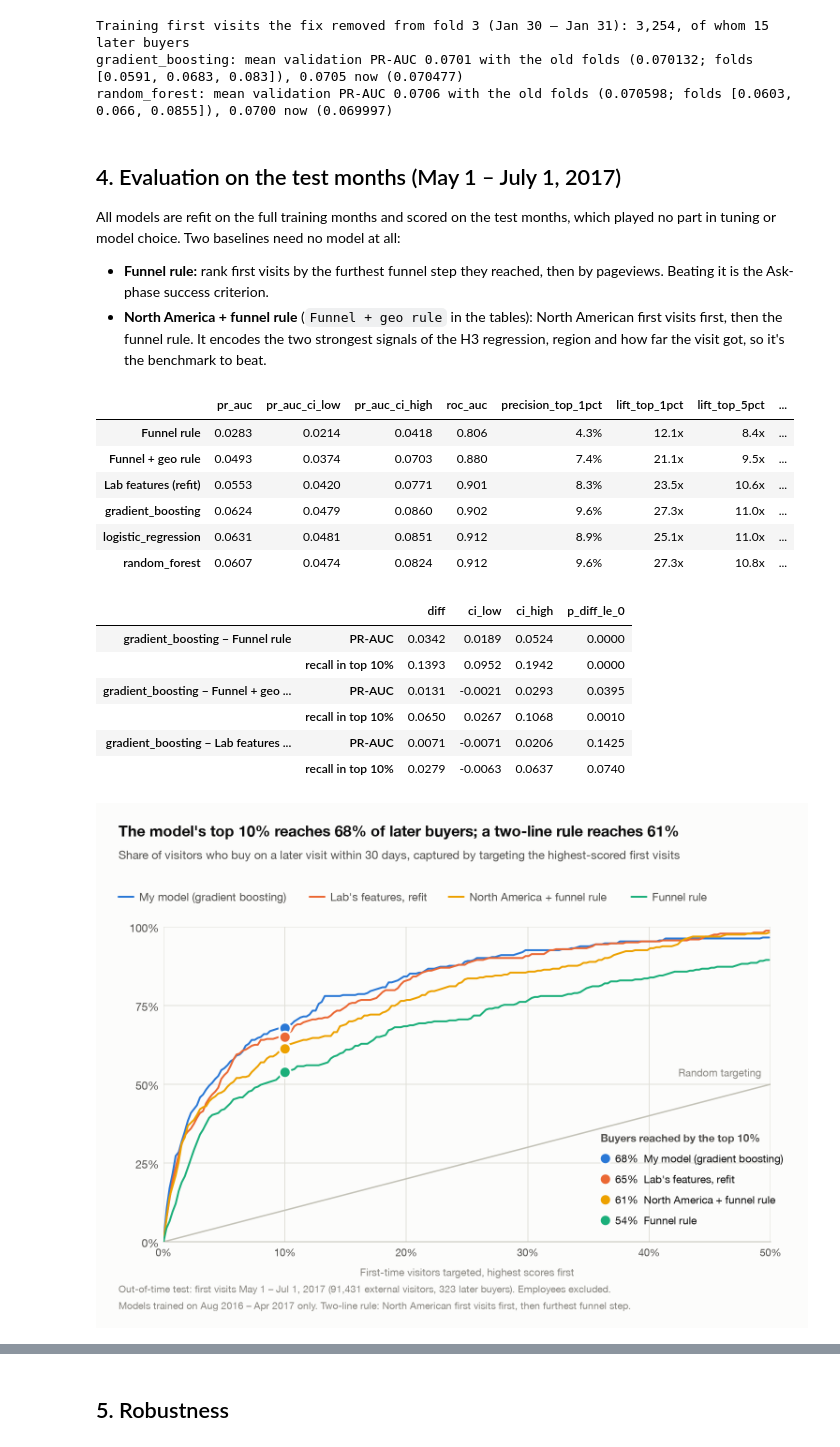
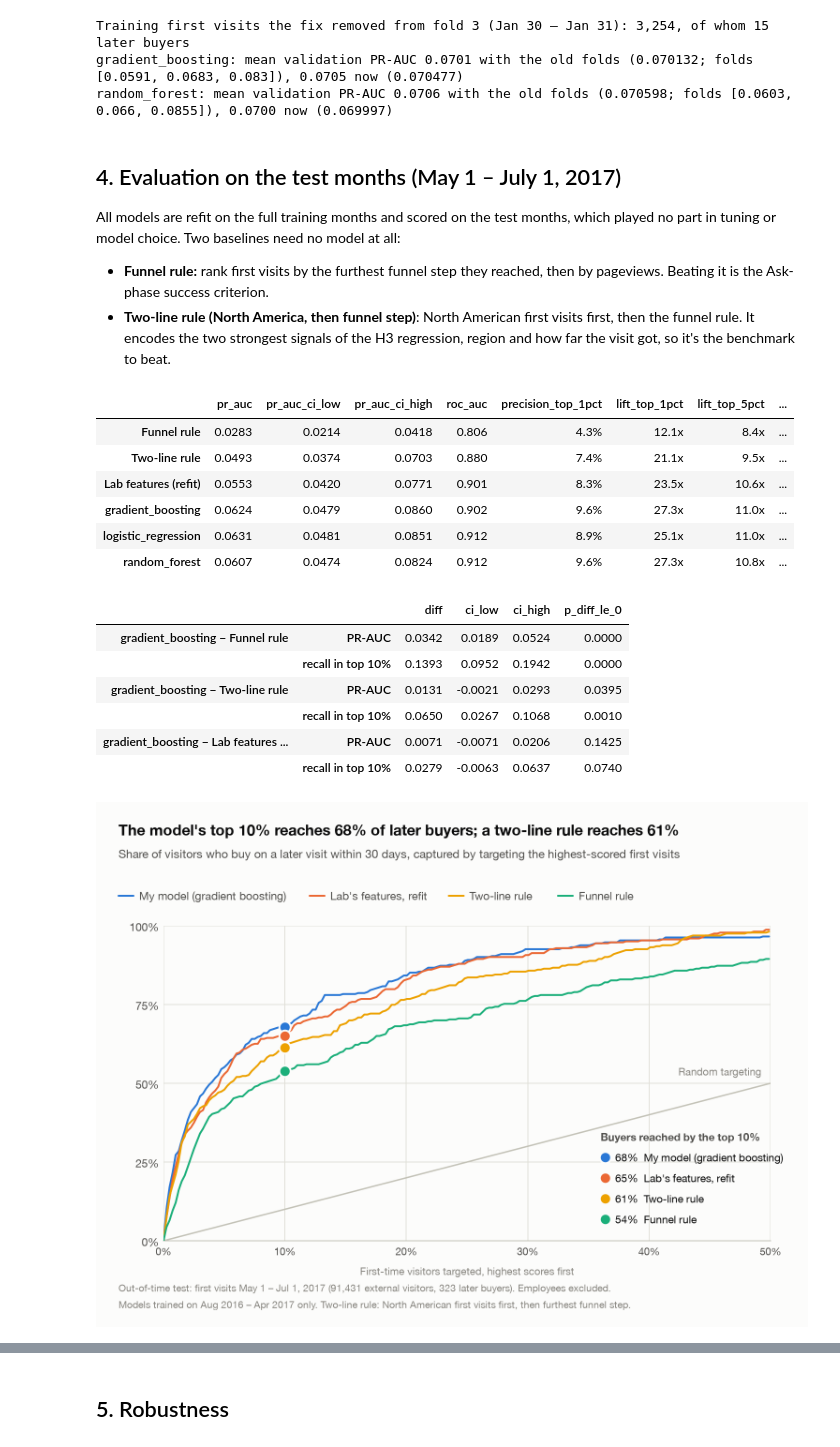
Before and after one commit to Pann13223029/merch-store-marketing-case-study, a Jupyter notebook: notebooks/04_analyze_remarketing.ipynb, the cells around one changed output, grey strips where cells are left out. Cells and saved outputs as stored; diff of their text form; code cells hidden in the pictures.

```diff
--- a/notebooks/04_analyze_remarketing.ipynb
+++ b/notebooks/04_analyze_remarketing.ipynb
@@ -237,7 +237,7 @@ best = best.loc[best.groupby("model").cv_pr_auc.idxmax()].set_index("model")
 chosen = best.cv_pr_auc.idxmax()
 
 baseline_cv = {}
-for name, rule in [("Funnel rule", funnel_rule_score), ("Funnel + geo rule", funnel_geo_rule_score)]:
+for name, rule in [("Funnel rule", funnel_rule_score), ("Two-line rule", funnel_geo_rule_score)]:
     baseline_cv[name] = np.mean([average_precision_score(rows_between(train, c, e)[LABEL], rule(rows_between(train, c, e)))
                                  for _, (c, e) in CV_FOLDS])
 baseline_cv["Lab features (refit)"] = cross_validate(lab_features_pipeline, train)["cv_pr_auc"]
@@ -275,9 +275,9 @@ random_forest: mean validation PR-AUC 0.0706 with the old folds (0.070598; folds
 All models are refit on the full training months and scored on the test months, which played no part in tuning or model choice. Two baselines need no model at all:
 
 - **Funnel rule:** rank first visits by the furthest funnel step they reached, then by pageviews. Beating it is the Ask-phase success criterion.
-- **North America + funnel rule** (`Funnel + geo rule` in the tables): North American first visits first, then the funnel rule. It encodes the two strongest signals of the H3 regression, region and how far the visit got, so it's the benchmark to beat.
+- **Two-line rule (North America, then funnel step)**: North American first visits first, then the funnel rule. It encodes the two strongest signals of the H3 regression, region and how far the visit got, so it's the benchmark to beat.
 # %%
-scores = {"Funnel rule": funnel_rule_score(test), "Funnel + geo rule": funnel_geo_rule_score(test),
+scores = {"Funnel rule": funnel_rule_score(test), "Two-line rule": funnel_geo_rule_score(test),
           "Lab features (refit)": lab_features_pipeline().fit(train, train[LABEL]).predict_proba(test)[:, 1]}
 fitted = {}
 for name, row in best.iterrows():
@@ -295,7 +295,7 @@ results.style.format({"pr_auc": "{:.4f}", "pr_auc_ci_low": "{:.4f}", "pr_auc_ci_
 # %% [output]
 |  | pr_auc | pr_auc_ci_low | pr_auc_ci_high | roc_auc | precision_top_1pct | lift_top_1pct | lift_top_5pct | ... |
 | Funnel rule | 0.0283 | 0.0214 | 0.0418 | 0.806 | 4.3% | 12.1x | 8.4x | ... |
-| Funnel + geo rule | 0.0493 | 0.0374 | 0.0703 | 0.880 | 7.4% | 21.1x | 9.5x | ... |
+| Two-line rule | 0.0493 | 0.0374 | 0.0703 | 0.880 | 7.4% | 21.1x | 9.5x | ... |
 | Lab features (refit) | 0.0553 | 0.0420 | 0.0771 | 0.901 | 8.3% | 23.5x | 10.6x | ... |
 | gradient_boosting | 0.0624 | 0.0479 | 0.0860 | 0.902 | 9.6% | 27.3x | 11.0x | ... |
 | logistic_regression | 0.0631 | 0.0481 | 0.0851 | 0.912 | 8.9% | 25.1x | 11.0x | ... |
@@ -304,7 +304,7 @@ results.style.format({"pr_auc": "{:.4f}", "pr_auc_ci_low": "{:.4f}", "pr_auc_ci_
 precision_top_10 = lambda yy, ss: top_share_precision(yy, ss, 0.10)   # used for the top-decile lift in §5
 recall_top_10 = lambda yy, ss: top_share_recall(yy, ss, 0.10)         # share of later buyers in the top 10%
 comparisons = {}
-for base in ["Funnel rule", "Funnel + geo rule", "Lab features (refit)"]:
+for base in ["Funnel rule", "Two-line rule", "Lab features (refit)"]:
     for metric_name, metric in [("PR-AUC", average_precision_score), ("recall in top 10%", recall_top_10)]:
         comparisons[(f"{chosen} − {base}", metric_name)] = bootstrap_metric_diff(y, scores[chosen], scores[base], metric,
                                                                                 n_boot=N_BOOT)
@@ -313,7 +313,7 @@ pd.DataFrame(comparisons).T.round(4)
 |  |  | diff | ci_low | ci_high | p_diff_le_0 |
 | gradient_boosting − Funnel rule | PR-AUC | 0.0342 | 0.0189 | 0.0524 | 0.0000 |
 |  | recall in top 10% | 0.1393 | 0.0952 | 0.1942 | 0.0000 |
-| gradient_boosting − Funnel + geo ... | PR-AUC | 0.0131 | -0.0021 | 0.0293 | 0.0395 |
+| gradient_boosting − Two-line rule | PR-AUC | 0.0131 | -0.0021 | 0.0293 | 0.0395 |
 |  | recall in top 10% | 0.0650 | 0.0267 | 0.1068 | 0.0010 |
 | gradient_boosting − Lab features ... | PR-AUC | 0.0071 | -0.0071 | 0.0206 | 0.1425 |
 |  | recall in top 10% | 0.0279 | -0.0063 | 0.0637 | 0.0740 |
@@ -321,9 +321,9 @@ pd.DataFrame(comparisons).T.round(4)
 # Four rankings are more than viz.gains_chart's in-plot value key has room for, so this chart is drawn here in the
 # same style, with the key in the empty corner under the random-targeting line.
 labels = {chosen: f"My model ({chosen.replace('_', ' ')})",
-          "Lab features (refit)": "Lab's features, refit", "Funnel + geo rule": "North America + funnel rule",
+          "Lab features (refit)": "Lab's features, refit", "Two-line rule": "Two-line rule",
           "Funnel rule": "Funnel rule"}
-colors = {chosen: viz.SERIES_1, "Lab features (refit)": "#eb6834", "Funnel + geo rule": "#eda100",
+colors = {chosen: viz.SERIES_1, "Lab features (refit)": "#eb6834", "Two-line rule": "#eda100",
           "Funnel rule": "#1baf7a"}   # reference palette slots 1, 2, 4, 3: the earlier series keep their colors
 reach = {k: top_share_recall(y, scores[k], 0.10) for k in labels}
 
@@ -341,35 +341,35 @@ ax.plot([0, 0.5], [0, 0.5], color=viz.AXIS, lw=viz.px(1.5), zorder=2)
 ax.text(0.4925, 0.5175, "Random targeting", ha="right", va="bottom", fontsize=viz.px(11), color=viz.MUTED)
 ax.axvline(0.10, color=viz.AXIS, lw=viz.px(1), zorder=1)
 for k in labels:
     share, captured = viz.cumulative_gains(y, scores[k])
     ax.plot(share[share <= 0.5], captured[share <= 0.5], color=colors[k], lw=viz.px(2), solid_joinstyle="round",
             solid_capstyle="round", zorder=3)
     viz.dot(ax, 0.10, reach[k], colors[k], diameter_px=8)
 kx, ky, row = 0.36, 0.33, 22 / 336   # value key: one row per 22 px of the 336-px-tall plot
 ax.text(kx, ky, "Buyers reached by the top 10%", ha="left", va="center", fontsize=viz.px(11.5), color=viz.INK_2,
         fontweight="bold")
 for i, k in enumerate(sorted(labels, key=lambda k: -reach[k]), start=1):
     viz.dot(ax, kx + 0.004, ky - i * row, colors[k], diameter_px=8)
     ax.text(kx + 0.012, ky - i * row, f"{reach[k]:.0%}  {labels[k]}", ha="left", va="center", fontsize=viz.px(11.5),
             color=viz.INK)
 
 viz.header(fig, f"The model's top 10% reaches {reach[chosen]:.0%} of later buyers; a two-line rule reaches "
-                f"{reach['Funnel + geo rule']:.0%}",
+                f"{reach['Two-line rule']:.0%}",
            "Share of visitors who buy on a later visit within 30 days, captured by targeting the highest-scored first visits")
 w, h = fig.get_size_inches() * viz.PX_PER_IN
 lx = 24
 for k in labels:   # legend row under the subtitle
     fig.add_artist(Line2D([lx / w, (lx + 16) / w], [1 - 100 / h] * 2, color=colors[k], lw=viz.px(2),
                           transform=fig.transFigure, solid_capstyle="round"))
     t = fig.text((lx + 22) / w, 1 - 100 / h, labels[k], ha="left", va="center", fontsize=viz.px(12), color=viz.INK_2)
     fig.canvas.draw()
     lx += 22 + t.get_window_extent().width / (fig.dpi / viz.PX_PER_IN) + 26
 viz.footnote(fig, f"Out-of-time test: first visits May 1 – Jul 1, 2017 ({len(test):,} external visitors, {int(y.sum())} "
                   "later buyers). Employees excluded.\nModels trained on Aug 2016 – Apr 2017 only. Two-line rule: North "
                   "American first visits first, then furthest funnel step.")
 viz.show_saved(fig, ROOT / "reports/figures/d2_gains_chart.png")
 # %% [output]
-[figure, old version]
+[figure, new version]
 # %% [markdown]
 **Against the success criterion** ([Ask](../reports/01_ask.md)): the model clearly beats the simple funnel rule, with PR-AUC more than doubled and top-decile lift 6.8× vs 5.4×. The criterion is met.
 
```
Also changed, not shown: parts of 10 cells of this notebook, 25 other files.
